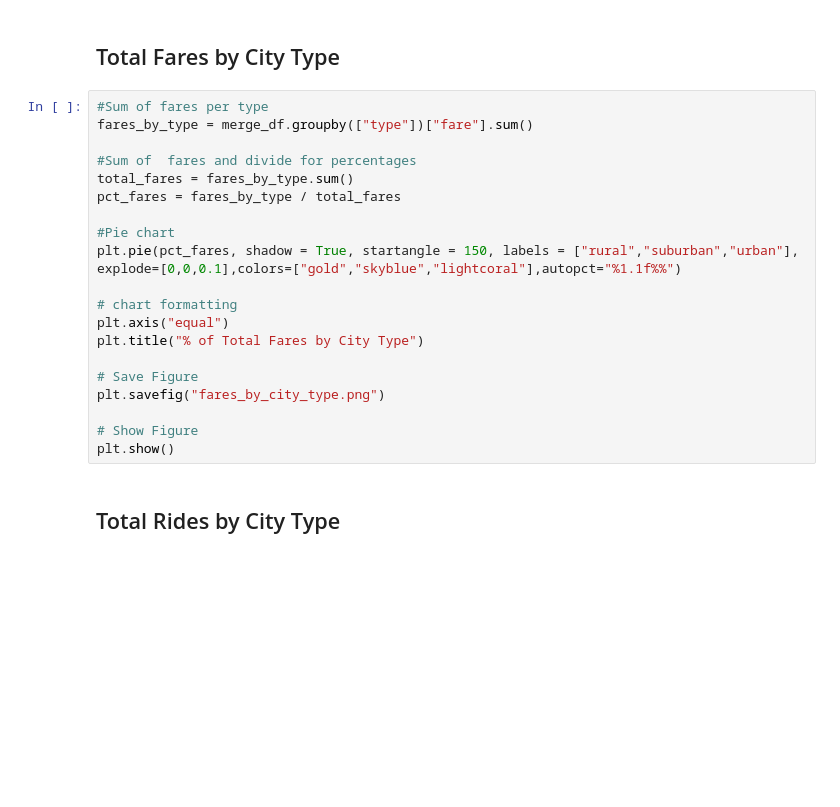
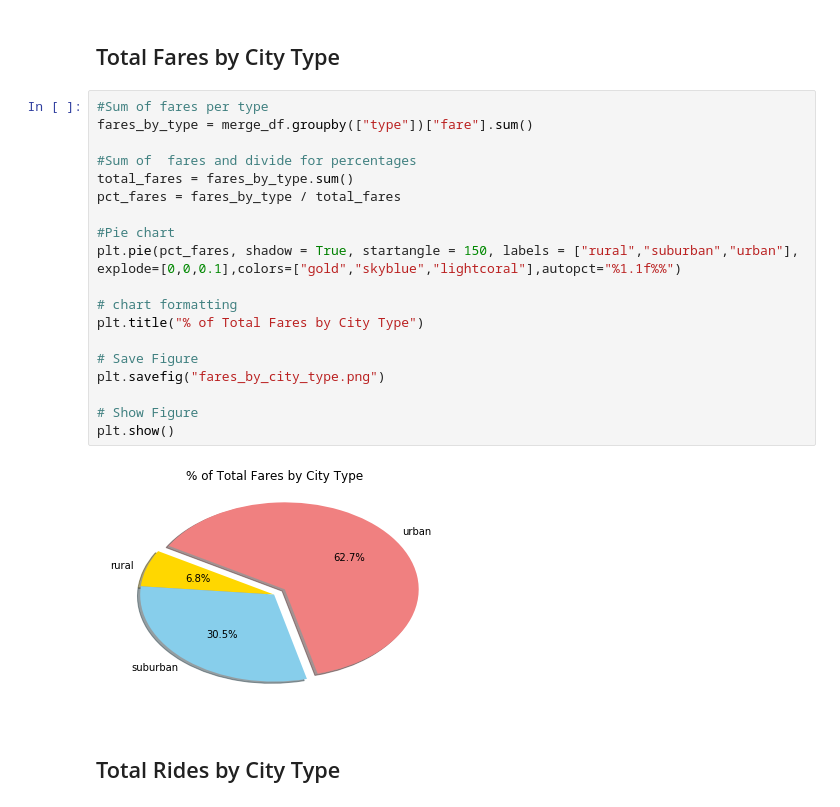
Before and after one commit to kcastlet/UT-Data-Analytics, a Jupyter notebook: RideCompanyAnalysis.ipynb, the cells around one changed output. Cells and saved outputs as stored; diff of their text form; blank space fills up the shorter version.

```diff
--- a/RideCompanyAnalysis.ipynb
+++ b/RideCompanyAnalysis.ipynb
@@ -92,23 +127,24 @@ plt.savefig("Pyber Ride Share Data.png")
 # %%
 #Sum of fares per type
 fares_by_type = merge_df.groupby(["type"])["fare"].sum()
 
 #Sum of  fares and divide for percentages
 total_fares = fares_by_type.sum()
 pct_fares = fares_by_type / total_fares
 
 #Pie chart
 plt.pie(pct_fares, shadow = True, startangle = 150, labels = ["rural","suburban","urban"], explode=[0,0,0.1],colors=["gold","skyblue","lightcoral"],autopct="%1.1f%%")
 
 # chart formatting
-plt.axis("equal")
 plt.title("% of Total Fares by City Type")
 
 # Save Figure
 plt.savefig("fares_by_city_type.png")
 
 # Show Figure
 plt.show()
+# %% [output]
+[figure, added]
 # %% [markdown]
 ## Total Rides by City Type
 # %%
```
Also changed, not shown: parts of 7 cells of this notebook.
